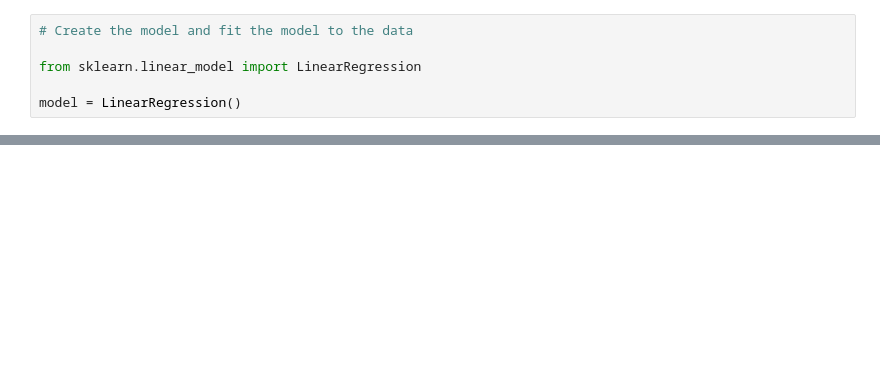
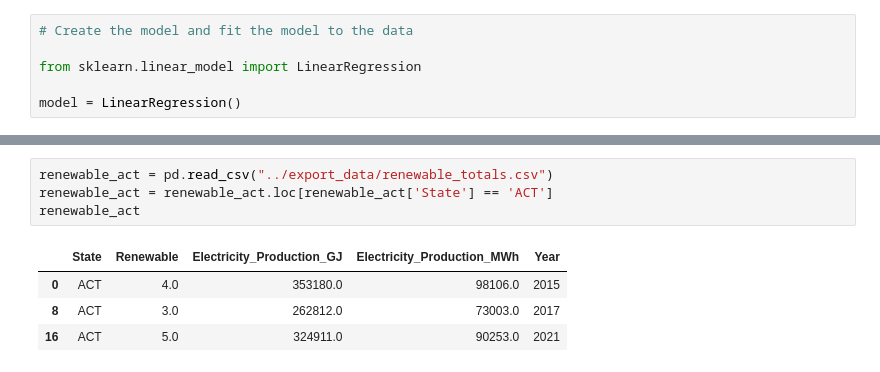
Before and after one commit to Carly-Jane/Australian_Energy_Insights, a Jupyter notebook: notebooks/machine_learning.ipynb, the cells around one changed output, grey strips where cells are left out. Saved outputs shown, nothing was run; the diff lists cells and outputs as text; blank space fills up the shorter version.

```diff
--- a/notebooks/machine_learning.ipynb
+++ b/notebooks/machine_learning.ipynb
@@ -50,0 +162,9 @@ print(f"MSE: {MSE}, R2: {r2}")
+# %%
+renewable_act = pd.read_csv("../export_data/renewable_totals.csv")
+renewable_act = renewable_act.loc[renewable_act['State'] == 'ACT']
+renewable_act
+# %% [output]
+|  | State | Renewable | Electricity_Production_GJ | Electricity_Production_MWh | Year |
+| 0 | ACT | 4.0 | 353180.0 | 98106.0 | 2015 |
+| 8 | ACT | 3.0 | 262812.0 | 73003.0 | 2017 |
+| 16 | ACT | 5.0 | 324911.0 | 90253.0 | 2021 |
```
Also changed, not shown: parts of 38 cells of this notebook, 10 other files.
